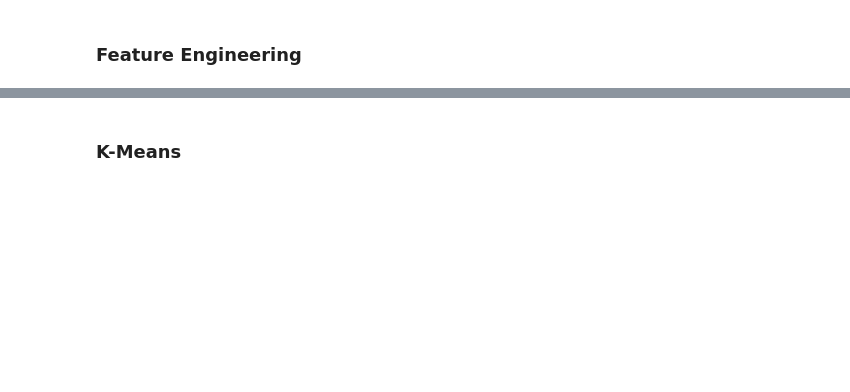
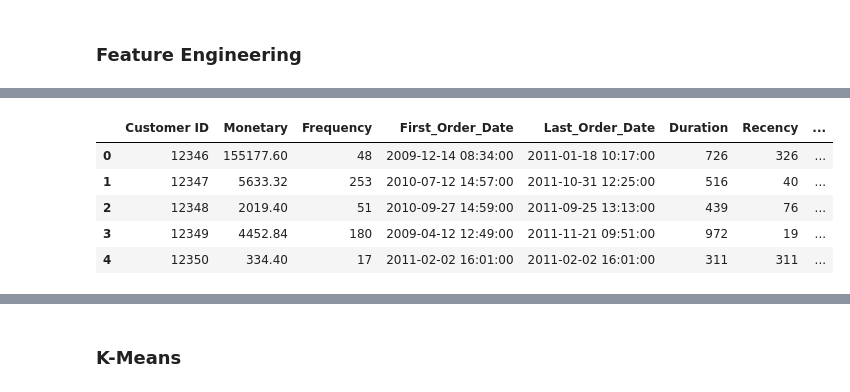
Before and after one commit to aamirkhan34/large-scale-customer-behaviour-prediction-for-target-marketing, a Jupyter notebook: code/project.ipynb, the cells around one changed output, grey strips where cells are left out. Saved outputs shown, nothing was run; the diff lists cells and outputs as text; code cells hidden in the pictures; blank space fills up the shorter version.

```diff
--- a/code/project.ipynb
+++ b/code/project.ipynb
@@ -94,0 +108,7 @@ len(df["Client"].unique().compute())
+# %%
+# Convert Customer ID column to integer type
+df["Customer ID"] = df["Customer ID"].astype(int)
+
+# Convert Date column to datetime
+df["InvoiceDate"] = dataframe.to_datetime(df["InvoiceDate"])
+df.info(verbose=True, memory_usage=True)
@@ -100,0 +227,8 @@ len(df["Client"].unique().compute())
+# %%
+# Groupby customers and aggregate amount spent, # of orders, minimum(first order) and maximum(last order) dates
+df_cust = df.groupby("Customer ID").agg({'TotalPrice': 'sum', 'Invoice': 'count', 'InvoiceDate': ['min', 'max']
+                                         }).compute().reset_index()
+# Renaming columns
+# Monetary is the amount spent by customers, Frequency is the number of orders placed by customers
+df_cust.columns = ["Customer ID", "Monetary", "Frequency", "First_Order_Date", "Last_Order_Date"]
+df_cust.head()
@@ -100,0 +242,4 @@ len(df["Client"].unique().compute())
+# %%
+# Calculate duration (last date of purchase in dataframe - first date of purchase of customers) of customers
+last_date_in_df = df["InvoiceDate"].max().compute()
+last_date_in_df
@@ -100,0 +248,10 @@ len(df["Client"].unique().compute())
+# %%
+# Add Duration and keep minimum duration as 1
+df_cust["Duration"] = (last_date_in_df - df_cust['First_Order_Date']).dt.days
+df_cust["Duration"] = df_cust["Duration"].replace(0, 1)
+
+# Recency of purchase is how recently did customers make purchase in terms of #days
+# Since the data is old, the last InvoiceDate of dataframe is assumed as current date
+df_cust["Recency"] = (last_date_in_df - df_cust['Last_Order_Date']).dt.days
+
+df_cust.head()
@@ -100,0 +265,14 @@ len(df["Client"].unique().compute())
+# %%
+# Average monetary and average frequency - Monetary and Frequency divided by Duration
+# This averaging ensures that all the customers (new and old) are on the same scale
+# i.e. average money spent or orders placed per day
+df_cust["Average_Monetary"] = df_cust["Monetary"] / df_cust["Duration"]
+df_cust["Average_Frequency"] = df_cust["Frequency"] / df_cust["Duration"]
+df_cust.head()
+# %% [output]
+|  | Customer ID | Monetary | Frequency | First_Order_Date | Last_Order_Date | Duration | Recency | ... |
+| 0 | 12346 | 155177.60 | 48 | 2009-12-14 08:34:00 | 2011-01-18 10:17:00 | 726 | 326 | ... |
+| 1 | 12347 | 5633.32 | 253 | 2010-07-12 14:57:00 | 2011-10-31 12:25:00 | 516 | 40 | ... |
+| 2 | 12348 | 2019.40 | 51 | 2010-09-27 14:59:00 | 2011-09-25 13:13:00 | 439 | 76 | ... |
+| 3 | 12349 | 4452.84 | 180 | 2009-04-12 12:49:00 | 2011-11-21 09:51:00 | 972 | 19 | ... |
+| 4 | 12350 | 334.40 | 17 | 2011-02-02 16:01:00 | 2011-02-02 16:01:00 | 311 | 311 | ... |
```
Also changed, not shown: parts of 37 cells of this notebook, 3 other files.
